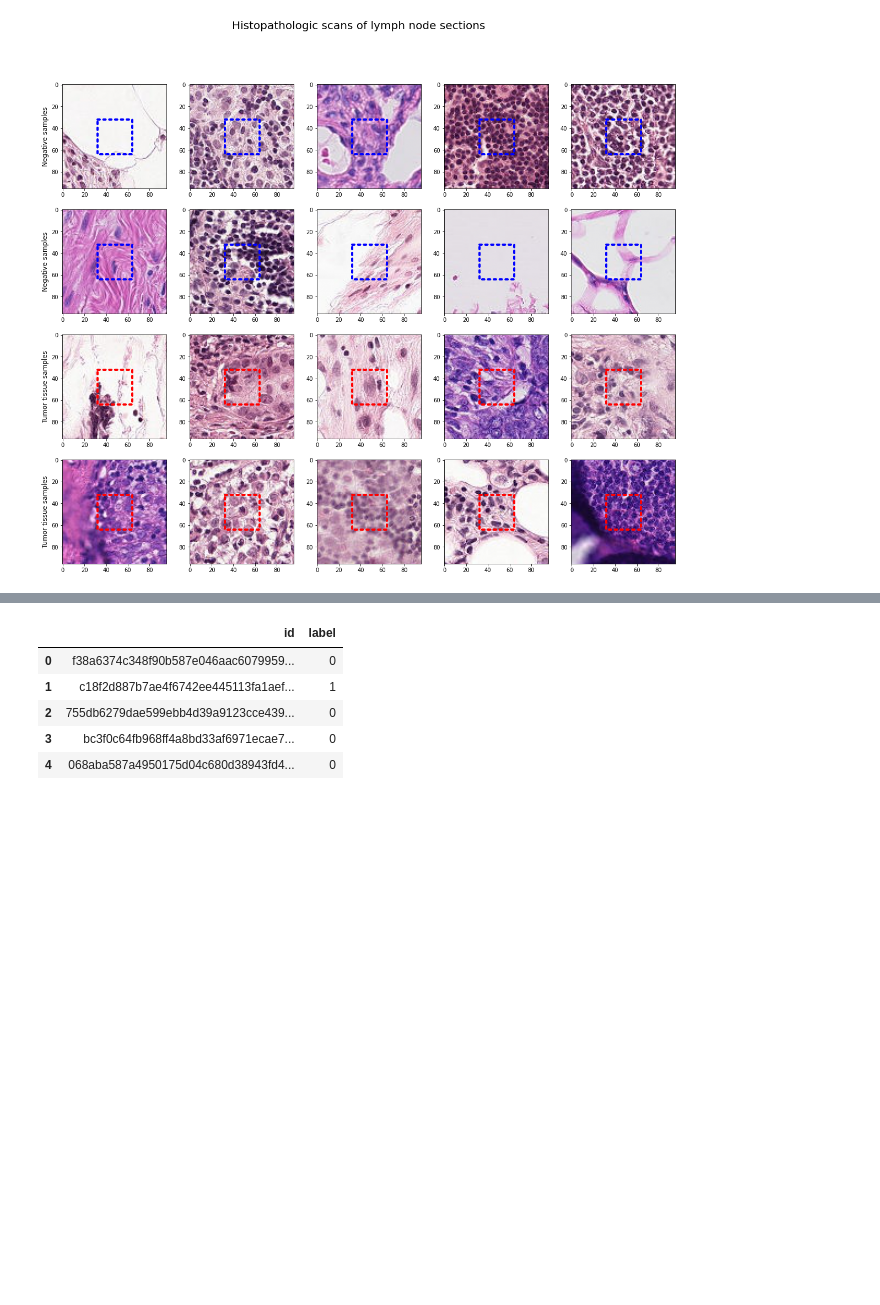
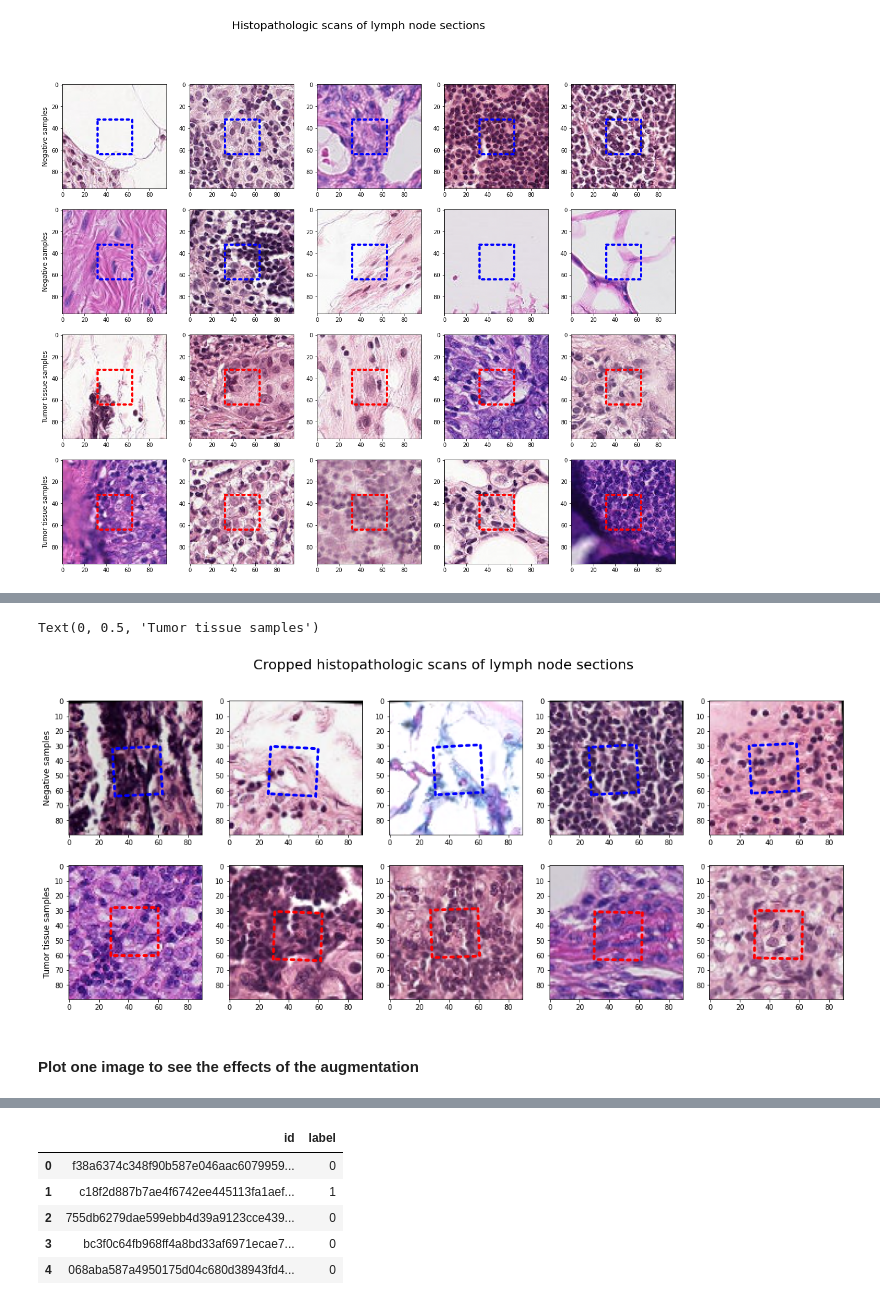
Before and after one commit to guoguolee88/Histopathologic-Cancer_Detection, a Jupyter notebook: KAGGLE_CANCER.ipynb, the cells around one changed output, grey strips where cells are left out. Drawn from its saved outputs; the diff is of its cells as text; code cells hidden in the pictures; blank space fills up the shorter version.

```diff
--- a/KAGGLE_CANCER.ipynb
+++ b/KAGGLE_CANCER.ipynb
@@ -214,0 +474,50 @@ print(type(val_idx))
+# %%
+# Nota: ci sono degli errori nelle traslazioni
+# non capisco come risolverli
+
+fig, ax = plt.subplots(2,5, figsize=(20,8))
+fig.suptitle('Cropped histopathologic scans of lymph node sections',fontsize=20)
+# Negatives
+for i, idx in enumerate(shuffled_data[shuffled_data['label'] == 0]['id'][:5]):
+    path = os.path.join(train_path, idx)
+    img, rotation, x_shift, y_shift = readCroppedImage2(path + '.tif')
+    ax[0,i].imshow(img)
+
+    ts = ax[0,i].transData
+    tr = mpl.transforms.Affine2D().rotate_deg_around(x = CROP_SIZE/2, y = CROP_SIZE/2, degrees = -rotation)
+    tt = mpl.transforms.Affine2D().translate(x_shift, y_shift)
+    t = tr + tt + ts
+    # box = patches.Rectangle((32-(ORIGINAL_SIZE - CROP_SIZE)/2,32-(ORIGINAL_SIZE - CROP_SIZE)/2),
+    #                         32,32,linewidth=4,edgecolor='g',
+    #                         facecolor='none', linestyle=':', capstyle='round',
+    #                         transform = t)
+    box = patches.Rectangle((32-(ORIGINAL_SIZE - CROP_SIZE)/2,32-(ORIGINAL_SIZE - CROP_SIZE)/2),
+                            32,32,linewidth=4,edgecolor='b',
+                            facecolor='none', linestyle=':', capstyle='round',
+                            transform = t)
+    ax[0,i].add_patch(box)
+
+ax[0,0].set_ylabel('Negative samples', size='large')
+
+# Positives
+for i, idx in enumerate(shuffled_data[shuffled_data['label'] == 1]['id'][:5]):
+    path = os.path.join(train_path, idx)
+    img, rotation, x_shift, y_shift = readCroppedImage2(path + '.tif')
+    ax[1,i].imshow(img)
+
+    ts = ax[1,i].transData
+    tr = mpl.transforms.Affine2D().rotate_deg_around(x = CROP_SIZE/2, y = CROP_SIZE/2, degrees = -rotation)
+    tt = mpl.transforms.Affine2D().translate(x_shift, y_shift)
+    t = tr + tt + ts
+    box = patches.Rectangle((32-(ORIGINAL_SIZE - CROP_SIZE)/2,32-(ORIGINAL_SIZE - CROP_SIZE)/2),
+                            32,32,linewidth=4,edgecolor='r',
+                            facecolor='none', linestyle=':', capstyle='round',
+                            transform = t)
+    ax[1,i].add_patch(box)
+
+ax[1,0].set_ylabel('Tumor tissue samples', size='large')
+# %% [output]
+Text(0, 0.5, 'Tumor tissue samples')
+[figure, added]
+# %% [markdown]
+ #### Plot one image to see the effects of the augmentation
```
Also changed, not shown: parts of 50 cells of this notebook.
